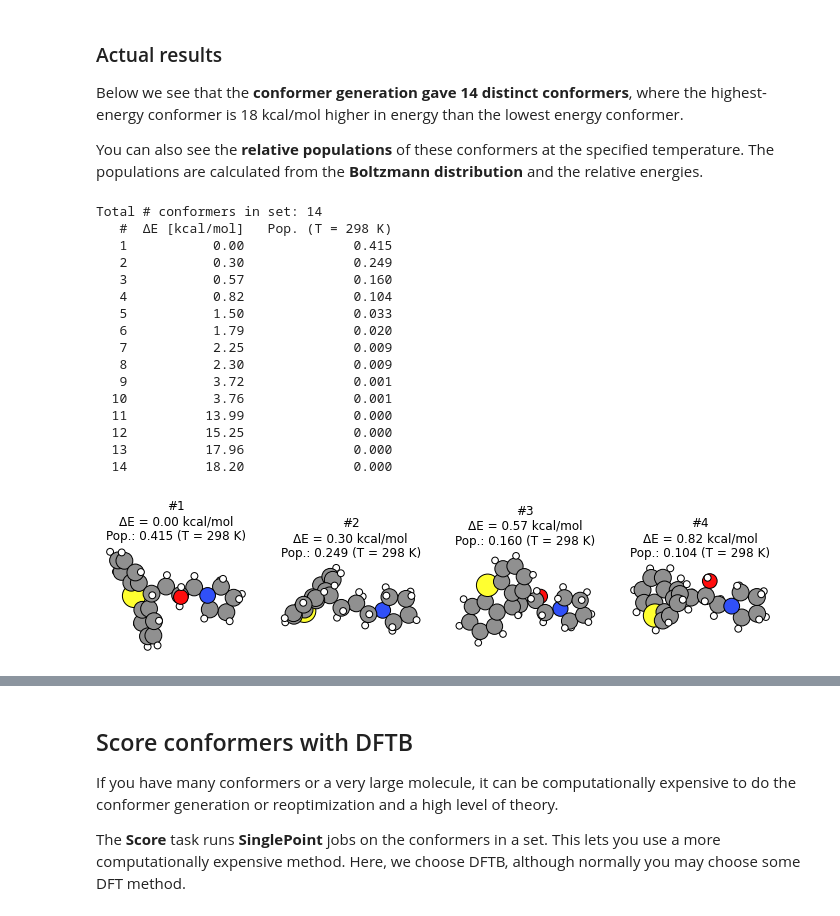
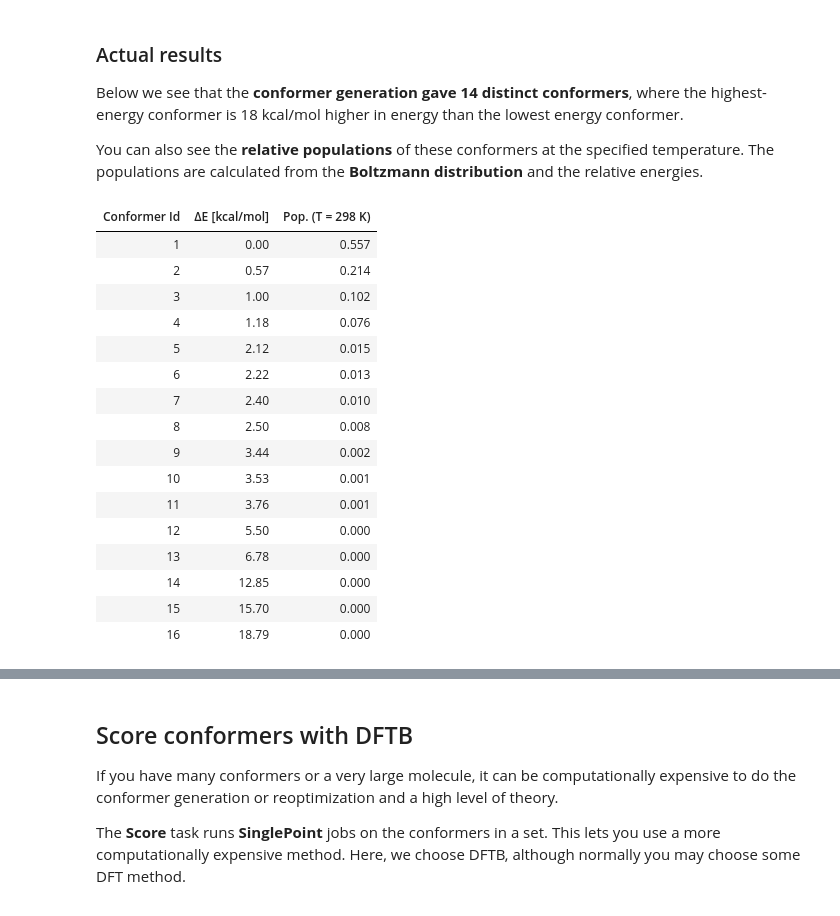
Before and after one commit to patrickmelix/PLAMS, a Jupyter notebook: examples/ConformersGeneration/conformers.ipynb, the cells around one changed output, grey strips where cells are left out. Drawn from its saved outputs; the diff is of its cells as text; code cells hidden in the pictures.

```diff
--- a/examples/ConformersGeneration/conformers.ipynb
+++ b/examples/ConformersGeneration/conformers.ipynb
@@ -107,26 +153,23 @@ You can also see the **relative populations** of these conformers at the specifi
 # %%
 unit = "kcal/mol"
 temperature = 298
-# %%
-print_results(generate_job, temperature=temperature, unit=unit)
-plot_conformers(generate_job, 4, temperature=temperature, unit=unit, lowest=True)  # plot 4 lowest conformers
-# plot_conformers(generate_job, 4, temperature=temperature, unit=unit, lowest=False)  # plot 4 conformers from lowest to highest
-# plot_conformers(generate_job, [0, 2], temperature=temperature, unit=unit) # plot first and third conformers
-# %% [output]
-Total # conformers in set: 14
-   #  ΔE [kcal/mol]   Pop. (T = 298 K)
-   1           0.00              0.415
-   2           0.30              0.249
-   3           0.57              0.160
-   4           0.82              0.104
-   5           1.50              0.033
-   6           1.79              0.020
-   7           2.25              0.009
-   8           2.30              0.009
-   9           3.72              0.001
-  10           3.76              0.001
-  11          13.99              0.000
-  12          15.25              0.000
-  13          17.96              0.000
-  14          18.20              0.000
-[figure, removed]
+# %%
+print_results(generate_job, temperature, unit)
+# %% [output]
+| Conformer Id | ΔE [kcal/mol] | Pop. (T = 298 K) |
+| 1 | 0.00 | 0.557 |
+| 2 | 0.57 | 0.214 |
+| 3 | 1.00 | 0.102 |
+| 4 | 1.18 | 0.076 |
+| 5 | 2.12 | 0.015 |
+| 6 | 2.22 | 0.013 |
+| 7 | 2.40 | 0.010 |
+| 8 | 2.50 | 0.008 |
+| 9 | 3.44 | 0.002 |
+| 10 | 3.53 | 0.001 |
+| 11 | 3.76 | 0.001 |
+| 12 | 5.50 | 0.000 |
+| 13 | 6.78 | 0.000 |
+| 14 | 12.85 | 0.000 |
+| 15 | 15.70 | 0.000 |
+| 16 | 18.79 | 0.000 |
```
Also changed, not shown: parts of 16 cells of this notebook, 19 other files.
